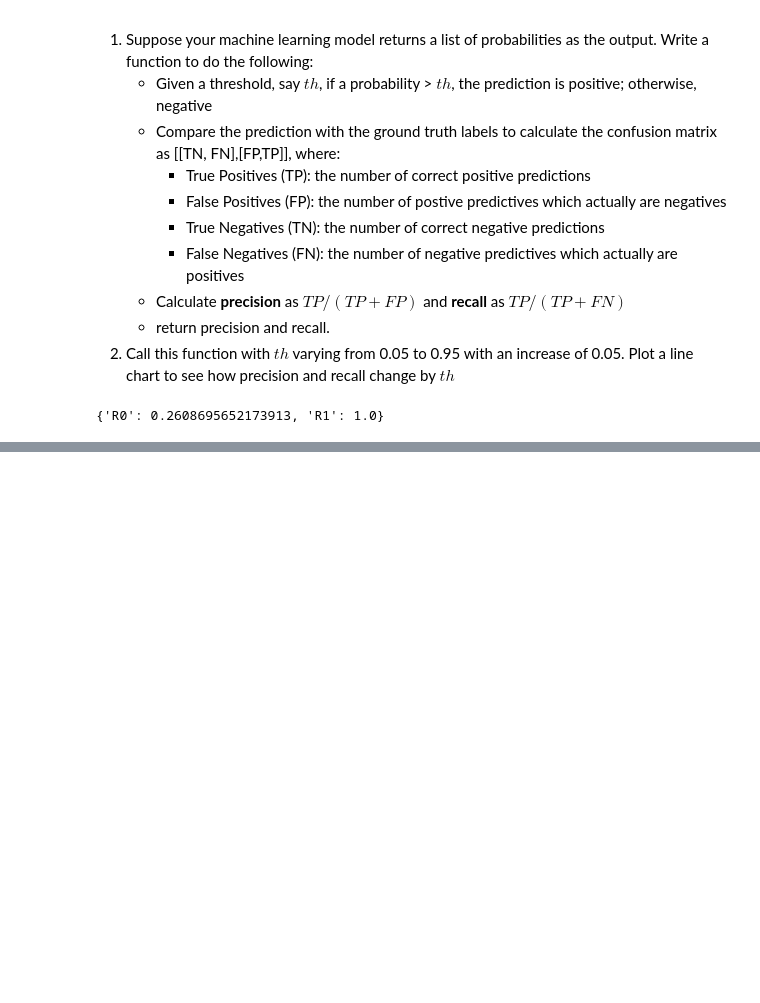
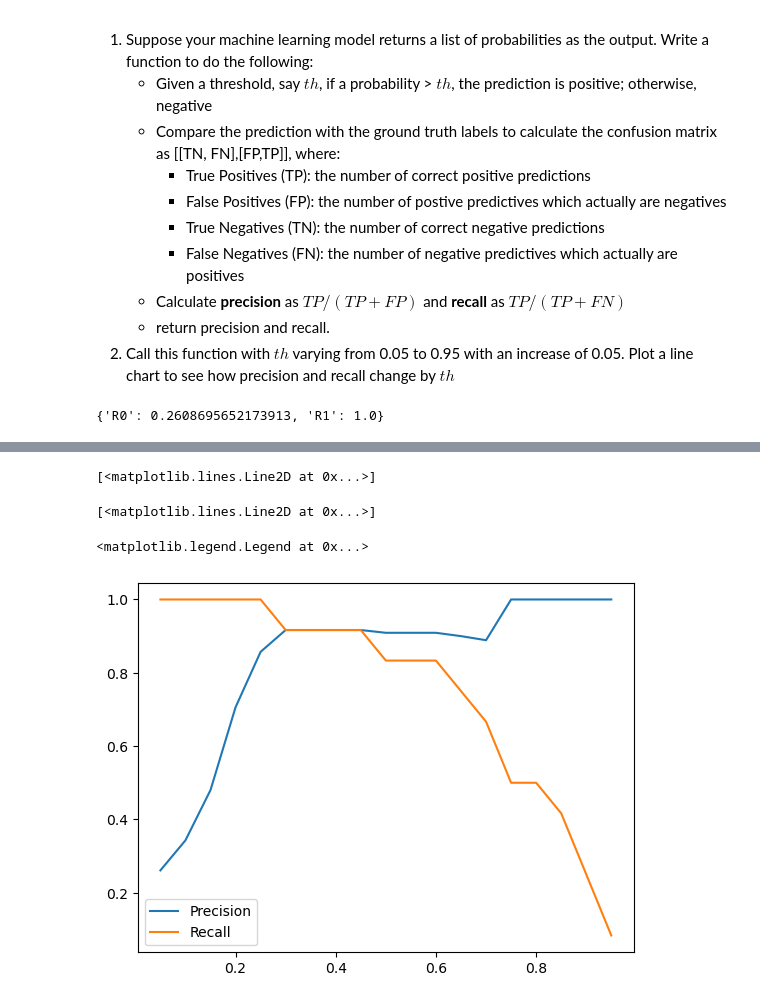
Before and after one commit to rshea33/BIA-660, a Jupyter notebook: Homeworks/Homework 1/HW_1_post.ipynb, the cells around one changed output, grey strips where cells are left out. Saved outputs shown, nothing was run; the diff lists cells and outputs as text; code cells hidden in the pictures; blank space fills up the shorter version.

```diff
--- a/Homeworks/Homework 1/HW_1_post.ipynb
+++ b/Homeworks/Homework 1/HW_1_post.ipynb
@@ -251,3 +284,28 @@ def evaluate_performance(prob, truth, th):
+# %%
+def evaluate_performance(prob: np.array, truth, th):
+    conf = [[0, 0], [0, 0]]
+
+    predictions = np.where(prob > th, 1, 0)
+
+    for i in range(len(predictions)):
+        if predictions[i] == 0 and truth[i] == 0: # TN
+            conf[0][0] += 1
+        elif predictions[i] == 0 and truth[i] == 1: # FN
+            conf[0][1] += 1
+        elif predictions[i] == 1 and truth[i] == 0: # FP
+            conf[1][0] += 1
+        else: # TP, predictions[i] == 1 and truth[i] == 1
+            conf[1][1] += 1
+
+    prec = conf[1][1] / (conf[1][1] + conf[1][0])
+
+    rec = conf[1][1] / (conf[1][1] + conf[0][1])
+
+
+
+
+
+    return {"R0":prec, "R1":rec}
 # %%
 # test with one value
 evaluate_performance(prob, truth, 0.05)
@@ -257,4 +315,7 @@ evaluate_performance(prob, truth, 0.05)
 # Test with threhold grid
 th_list=np.arange(0.05,1.00,0.05)
 
-# add your code here
+for th in th_list:
+    print(f"Threshold: {th}")
+    print(evaluate_performance(prob, truth, th))
+    print()
@@ -287,0 +340,12 @@ th_list=np.arange(0.05,1.00,0.05)
+# %%
+import matplotlib.pyplot as plt
+
+plt.plot(th_list, [evaluate_performance(prob, truth, th)["R0"] for th in th_list], label="Precision")
+plt.plot(th_list, [evaluate_performance(prob, truth, th)["R1"] for th in th_list], label="Recall")
+plt.legend()
+plt.show()
+# %% [output]
+[<matplotlib.lines.Line2D at 0x...>]
+[<matplotlib.lines.Line2D at 0x...>]
+<matplotlib.legend.Legend at 0x...>
+[figure, added]
```
Also changed, not shown: parts of 14 cells of this notebook.
